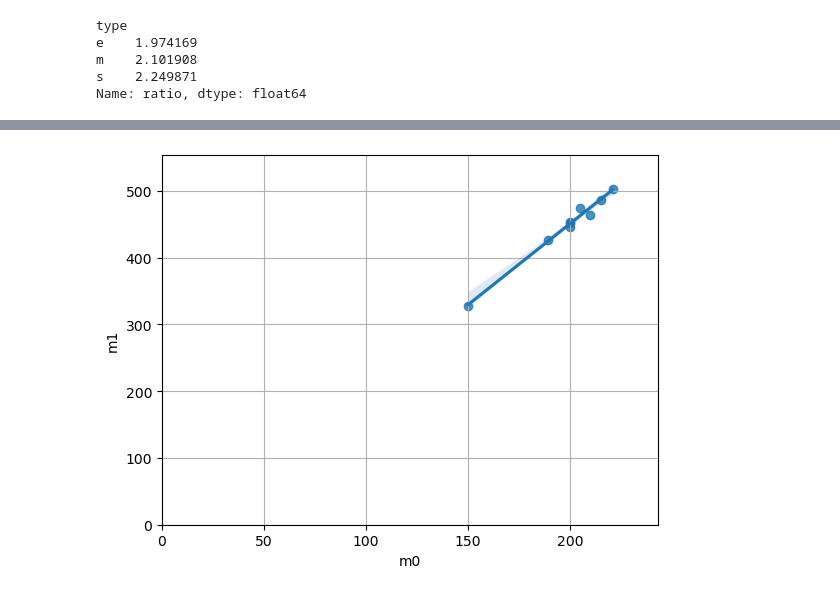
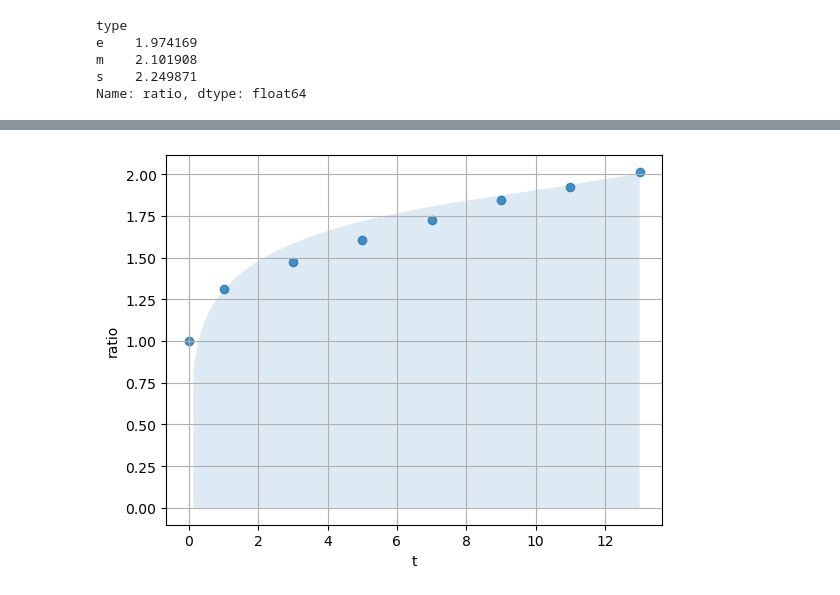
Before and after one commit to enricoenne/pasta, a Jupyter notebook: pasta.ipynb, the cells around one changed output, grey strips where cells are left out. Cells and saved outputs as stored; diff of their text form; code cells hidden in the pictures.

Commit message:
added first past time measurement test

```diff
--- a/pasta.ipynb
+++ b/pasta.ipynb
@@ -102,0 +122,16 @@ for t, r in ratio_df.items():
+# %%
+time_df = pd.read_csv('pasta_time.csv', delimiter=';')
+time_df.head()
+
+# adding the starting pasta mass to each row
+m0_df = (
+    time_df
+    .groupby('date')
+    .first()
+    .rename(columns={'p': 'm0'})
+    .reset_index()
+)
+time_df = time_df.merge(m0_df[['date', 'm0']], on='date', how='left')
+
+time_df['ratio'] = time_df['p'] / time_df['m0']
+time_df.head()
@@ -102,0 +145,2 @@ for t, r in ratio_df.items():
+# %%
+time_df['pasta'] = time_df['type'].map(pasta_dict)
@@ -103,13 +160,12 @@ for t, r in ratio_df.items():
 # %%
 sns.regplot(
-    data=df[df['type'] == 's'],
-    x='m0',
-    y='m1'
+    data=time_df,
+    x='t',
+    y='ratio',
 )
 
-plt.xlim(0,df['m0'].max()*1.1)
-plt.ylim(0,df['m1'].max()*1.1)
+
 
 plt.grid(zorder=1)
 # %% [output]
-[figure, old version]
+[figure, new version]
```
Also changed, not shown: parts of 11 cells of this notebook, 6 other files.
